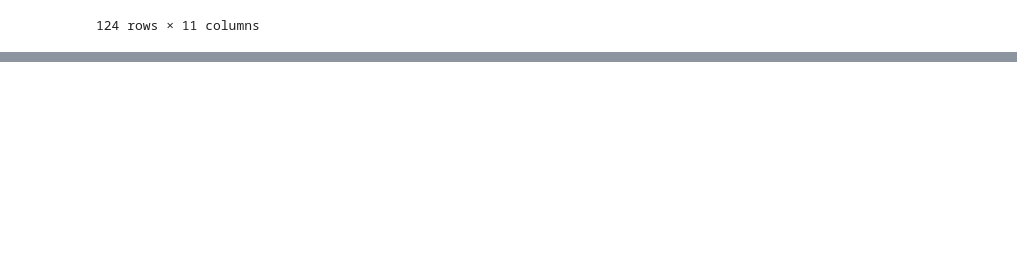
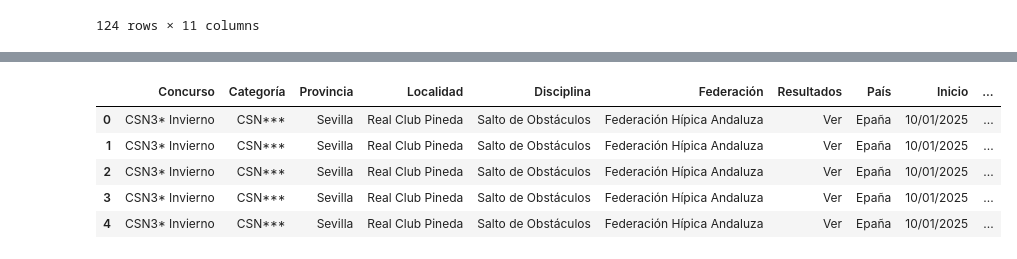
Before and after one commit to Gabijc/Proyecto_final_hipica, a Jupyter notebook: Notebooks/pruebas_carga.ipynb, the cells around one changed output, grey strips where cells are left out. Drawn from its saved outputs; the diff is of its cells as text; code cells hidden in the pictures; blank space fills up the shorter version.

```diff
--- a/Notebooks/pruebas_carga.ipynb
+++ b/Notebooks/pruebas_carga.ipynb
@@ -41,0 +82,12 @@ df_pruebas_resultados
+# %%
+df_final = pd.merge(df_concursos, df_pruebas_resultados, on = "Concurso", how = "inner")
+# condicion = (df_final['Fecha_prueba'] >= df_final['Inicio']) & (df_final['Fecha_prueba'] <= df_final['Final'])
+# df_resultado = df_final[condicion]
+df_final.head()
+# %% [output]
+|  | Concurso | Categoría | Provincia | Localidad | Disciplina | Federación | Resultados | País | Inicio | ... |
+| 0 | CSN3* Invierno | CSN*** | Sevilla | Real Club Pineda | Salto de Obstáculos | Federación Hípica Andaluza | Ver | Epaña | 10/01/2025 | ... |
+| 1 | CSN3* Invierno | CSN*** | Sevilla | Real Club Pineda | Salto de Obstáculos | Federación Hípica Andaluza | Ver | Epaña | 10/01/2025 | ... |
+| 2 | CSN3* Invierno | CSN*** | Sevilla | Real Club Pineda | Salto de Obstáculos | Federación Hípica Andaluza | Ver | Epaña | 10/01/2025 | ... |
+| 3 | CSN3* Invierno | CSN*** | Sevilla | Real Club Pineda | Salto de Obstáculos | Federación Hípica Andaluza | Ver | Epaña | 10/01/2025 | ... |
+| 4 | CSN3* Invierno | CSN*** | Sevilla | Real Club Pineda | Salto de Obstáculos | Federación Hípica Andaluza | Ver | Epaña | 10/01/2025 | ... |
```
Also changed, not shown: parts of 15 cells of this notebook, 2 other files.
